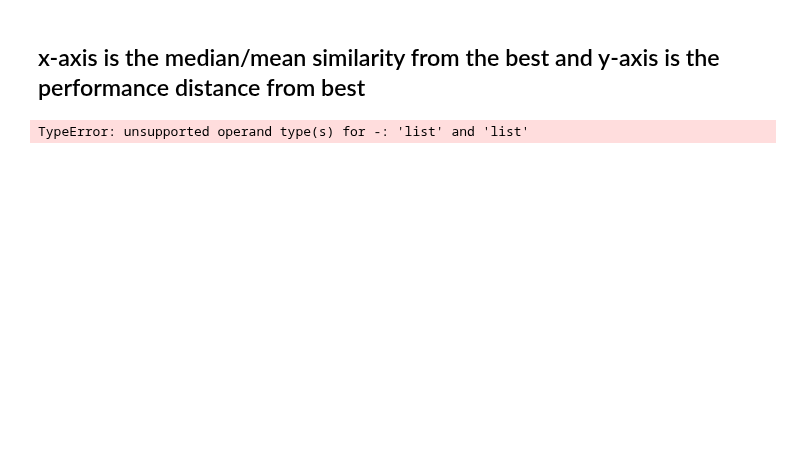
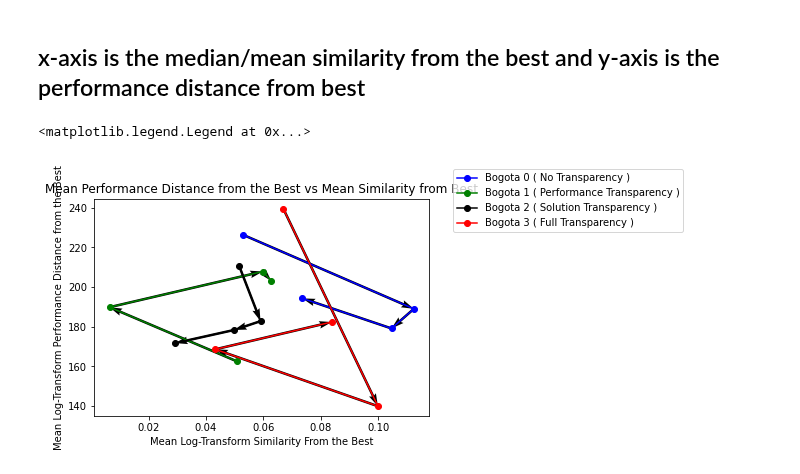
Before and after one commit to ironhacks/spring-2017-analysis, a Jupyter notebook: spring-2017/script/analysis/8-Distance-From-Best-Performance.ipynb, the cells around one changed output. Drawn from its saved outputs; the diff is of its cells as text; code cells hidden in the pictures; blank space fills up the shorter version.

```diff
--- a/spring-2017/script/analysis/8-Distance-From-Best-Performance.ipynb
+++ b/spring-2017/script/analysis/8-Distance-From-Best-Performance.ipynb
@@ -806,40 +829,37 @@ x3 = mean_log_best_bogota2
 x4 = mean_log_best_bogota3
 
 del mean_log_perform_bogota0[-1]
 del mean_log_perform_bogota1[-1]
 del mean_log_perform_bogota2[-1]
 del mean_log_perform_bogota3[-1]
 
 y1 = mean_log_perform_bogota0
 y2 = mean_log_perform_bogota1
 y3 = mean_log_perform_bogota2
 y4 = mean_log_perform_bogota3
 
-deltaX1, deltaX2, deltaX3, deltaX4 = [x[1:] - x[:-1] for x in [x1, x2, x3, x4]]
-deltaY1, deltaY2, deltaY3, deltaY4 = [y[1:] - y[:-1] for y in [y1, y2, y3, y4]]
+deltaX1, deltaX2, deltaX3, deltaX4 = [np.diff(x) for x in [x1, x2, x3, x4]]
+deltaY1, deltaY2, deltaY3, deltaY4 = [np.diff(y) for y in [y1, y2, y3, y4]]
 
 line1 = plt.plot(x1, y1,'bo-',label='Bogota 0 ( No Transparency )')
 line2 = plt.plot(x2, y2,'go-',label='Bogota 1 ( Performance Transparency )')
 line3 = plt.plot(x3, y3,'ko-',label='Bogota 2 ( Solution Transparency )')
 line4 = plt.plot(x4, y4,'ro-',label='Bogota 3 ( Full Transparency )')
 
 arrows1 = plt.quiver(x1[:-1], y1[:-1], deltaX1, deltaY1, scale_units='xy', angles='xy', scale=1)
 arrows2 = plt.quiver(x2[:-1], y2[:-1], deltaX2, deltaY2, scale_units='xy', angles='xy', scale=1)
 arrows3 = plt.quiver(x3[:-1], y3[:-1], deltaX3, deltaY3, scale_units='xy', angles='xy', scale=1)
 arrows4 = plt.quiver(x4[:-1], y4[:-1], deltaX4, deltaY4, scale_units='xy', angles='xy', scale=1)
 
-for idx, (x, y) in enumerate(zip(xx, yy)):
-    Q = plt.quiver(x[:-1], y[:-1], x[1:]-x[:-1], y[1:]-y[:-1], color=colors[idx], scale_units='xy', angles='xy', scale=1)
-    plt.quiverkey(Q, 0.95, 1-idx/10, 0.05, label=f'B{idx}', labelpos='N')
-
 plt.title("Mean Performance Distance from the Best vs Mean Similarity from Best")
 plt.ylabel("Mean Log-Transform Performance Distance from the Best")
 plt.xlabel("Mean Log-Transform Similarity From the Best")
 
 plt.legend(bbox_to_anchor=(1.5, 1),
            bbox_transform=plt.gcf().transFigure)
 # %% [output]
-TypeError: unsupported operand type(s) for -: 'list' and 'list'
+<matplotlib.legend.Legend at 0x...>
+[figure, added]
 # %%
 import matplotlib.pyplot as plt
 
```
Also changed, not shown: parts of 8 cells of this notebook, 9 other files.
